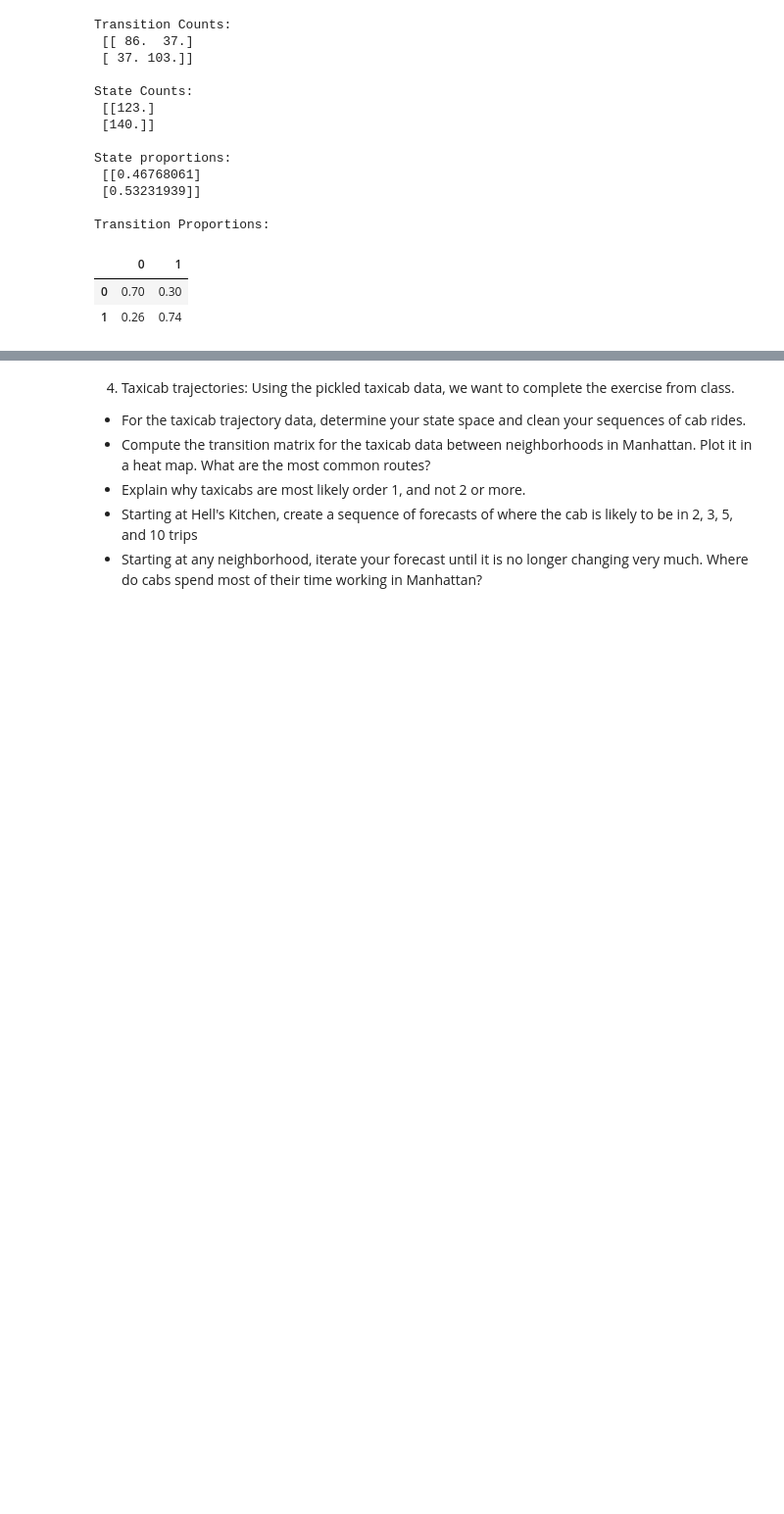
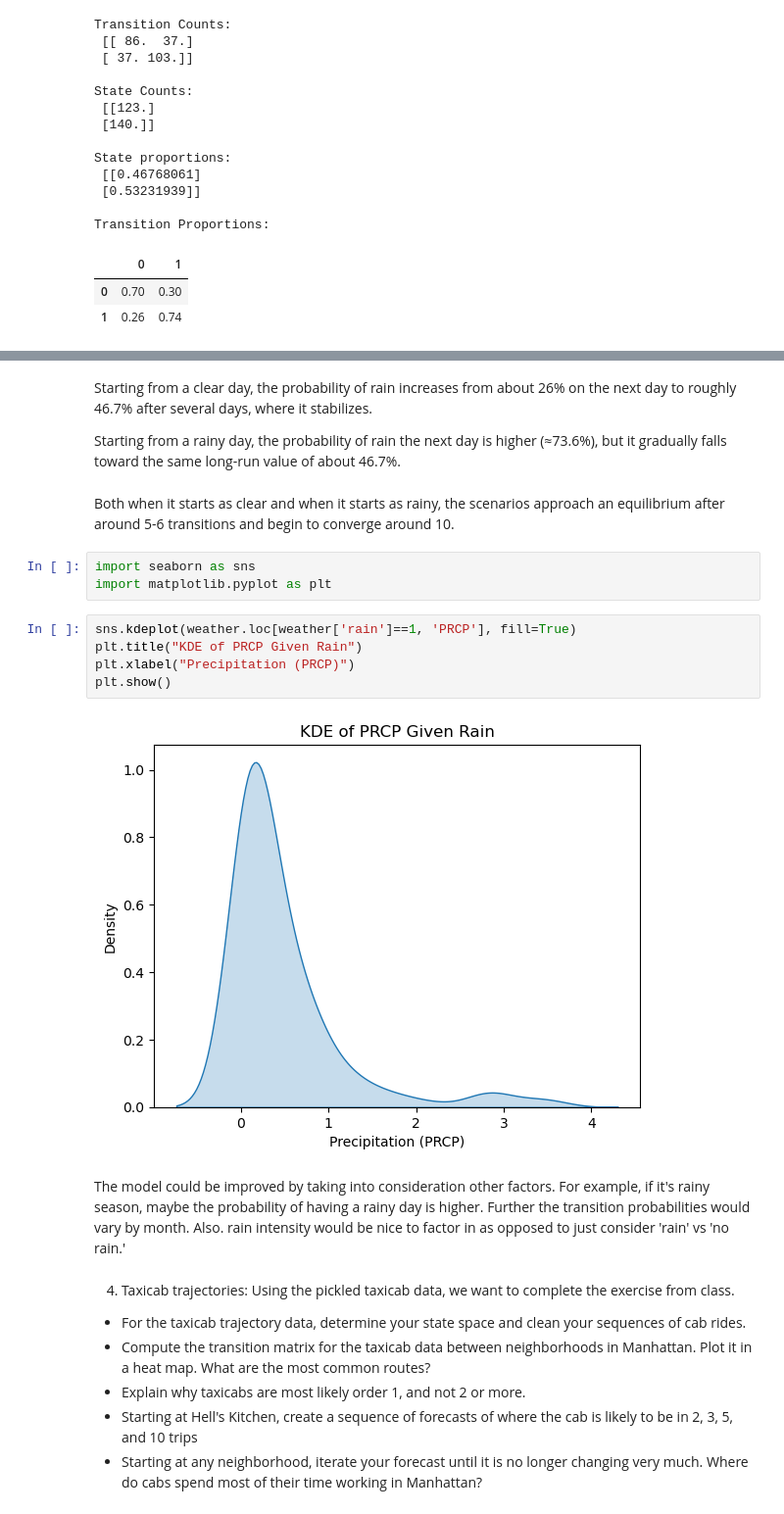
Before and after one commit to wnovak5/ds5030_HW, a Jupyter notebook: assignment_5.ipynb, the cells around one changed output, grey strips where cells are left out. Shown at 98% size. Cells and saved outputs as stored; diff of their text form; blank space fills up the shorter version.

```diff
--- a/assignment_5.ipynb
+++ b/assignment_5.ipynb
@@ -415,3 +419,21 @@ Initial Density:
+# %% [markdown]
+Starting from a clear day, the probability of rain increases from about 26% on the next day to roughly 46.7% after several days, where it stabilizes.
+
+Starting from a rainy day, the probability of rain the next day is higher (≈73.6%), but it gradually falls toward the same long-run value of about 46.7%.
+# %% [markdown]
+Both when it starts as clear and when it starts as rainy, the scenarios approach an equilibrium after around 5-6 transitions and begin to converge around 10.
+# %%
+import seaborn as sns
+import matplotlib.pyplot as plt
+# %%
+sns.kdeplot(weather.loc[weather['rain']==1, 'PRCP'], fill=True)
+plt.title("KDE of PRCP Given Rain")
+plt.xlabel("Precipitation (PRCP)")
+plt.show()
+# %% [output]
+[figure, added]
+# %% [markdown]
+The model could be improved by taking into consideration other factors. For example, if it's rainy season, maybe the probability of having a rainy day is higher. Further the transition probabilities would vary by month. Also. rain intensity would be nice to factor in as opposed to just consider 'rain' vs 'no rain.'
 # %% [markdown]
 4. Taxicab trajectories: Using the pickled taxicab data, we want to complete the exercise from class.
 
```
Also changed, not shown: parts of 1 cell of this notebook.
